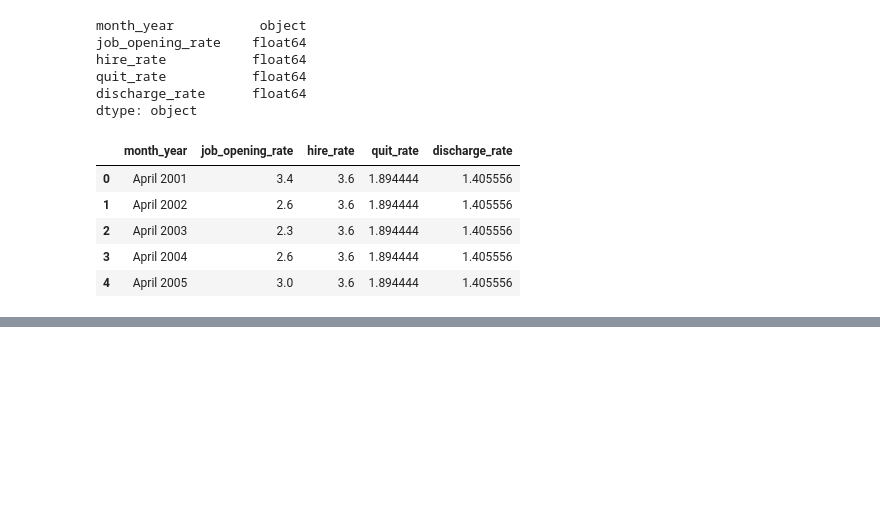
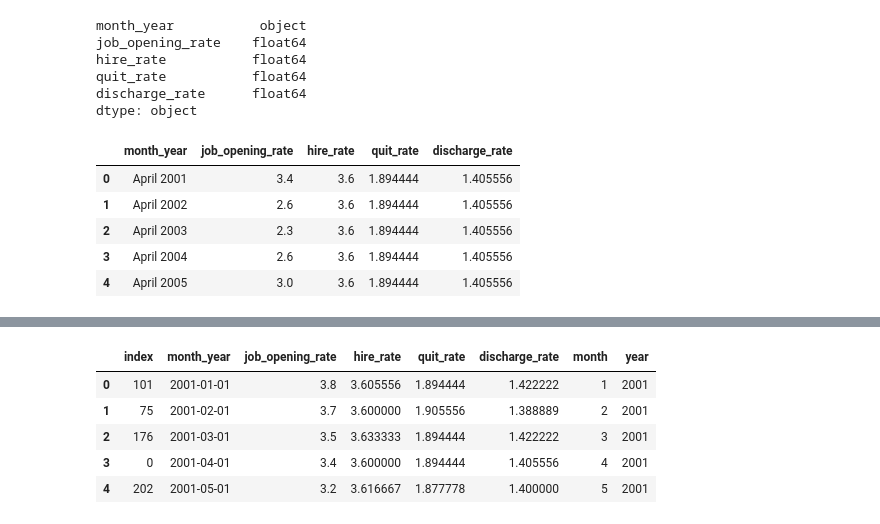
Before and after one commit to paulpuccinelli/BLS_jobs_report_model, a Jupyter notebook: BLS_prediction_notebook.ipynb, the cells around one changed output, grey strips where cells are left out. Drawn from its saved outputs; the diff is of its cells as text; code cells hidden in the pictures; blank space fills up the shorter version.

```diff
--- a/BLS_prediction_notebook.ipynb
+++ b/BLS_prediction_notebook.ipynb
@@ -576,0 +586,11 @@ dtype: object
+# %%
+bls_df['month']
+bls_df = bls_df.sort_values('month_year').reset_index()
+bls_df.head()
+# %% [output]
+|  | index | month_year | job_opening_rate | hire_rate | quit_rate | discharge_rate | month | year |
+| 0 | 101 | 2001-01-01 | 3.8 | 3.605556 | 1.894444 | 1.422222 | 1 | 2001 |
+| 1 | 75 | 2001-02-01 | 3.7 | 3.600000 | 1.905556 | 1.388889 | 2 | 2001 |
+| 2 | 176 | 2001-03-01 | 3.5 | 3.633333 | 1.894444 | 1.422222 | 3 | 2001 |
+| 3 | 0 | 2001-04-01 | 3.4 | 3.600000 | 1.894444 | 1.405556 | 4 | 2001 |
+| 4 | 202 | 2001-05-01 | 3.2 | 3.616667 | 1.877778 | 1.400000 | 5 | 2001 |
```
Also changed, not shown: parts of 7 cells of this notebook.
